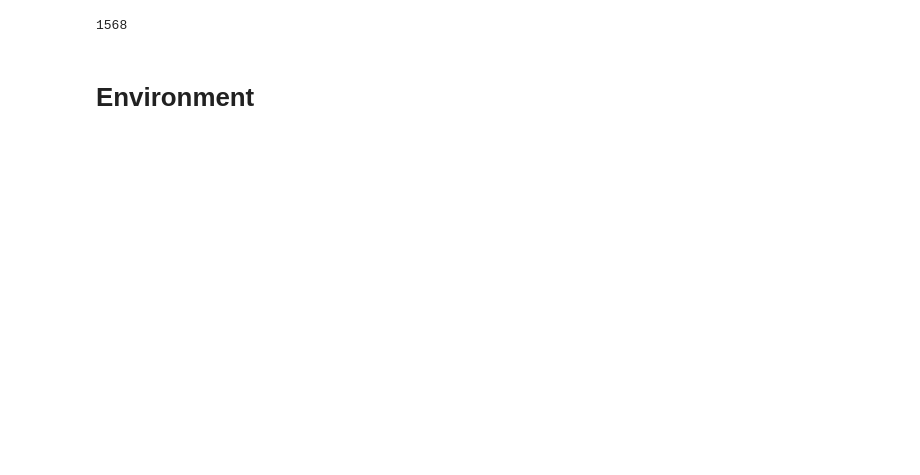
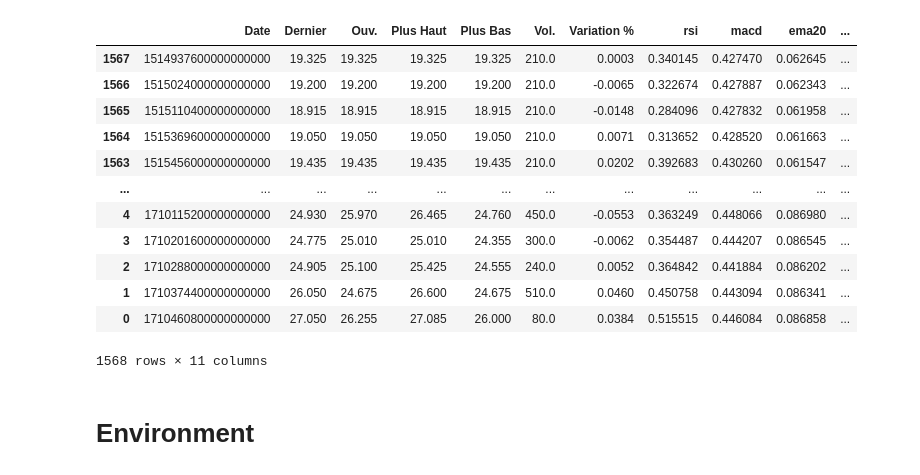
Before and after one commit to ramonges/Reinforcement-Learning-Project, a Jupyter notebook: main.ipynb, the cells around one changed output. Cells and saved outputs as stored; diff of their text form; code cells hidden in the pictures; blank space fills up the shorter version.

```diff
--- a/main.ipynb
+++ b/main.ipynb
@@ -21,13 +21,23 @@ from tqdm import tqdm
 # %%
 gaz = pd.read_csv('data/Dutch TTF Natural Gas Futures - Données Historiques (1).csv')
 fe_gaz = FeatureEngineer(gaz)
 fe_gaz.apply_preprocessing()
 gaz_df = fe_gaz.df
-
-data = gaz_df["Dernier"]
-len(data)
+gaz_df
 # %% [output]
+|  | Date | Dernier | Ouv. | Plus Haut | Plus Bas | Vol. | Variation % | rsi | macd | ema20 | ... |
+| 1567 | 1514937600000000000 | 19.325 | 19.325 | 19.325 | 19.325 | 210.0 | 0.0003 | 0.340145 | 0.427470 | 0.062645 | ... |
+| 1566 | 1515024000000000000 | 19.200 | 19.200 | 19.200 | 19.200 | 210.0 | -0.0065 | 0.322674 | 0.427887 | 0.062343 | ... |
+| 1565 | 1515110400000000000 | 18.915 | 18.915 | 18.915 | 18.915 | 210.0 | -0.0148 | 0.284096 | 0.427832 | 0.061958 | ... |
+| 1564 | 1515369600000000000 | 19.050 | 19.050 | 19.050 | 19.050 | 210.0 | 0.0071 | 0.313652 | 0.428520 | 0.061663 | ... |
+| 1563 | 1515456000000000000 | 19.435 | 19.435 | 19.435 | 19.435 | 210.0 | 0.0202 | 0.392683 | 0.430260 | 0.061547 | ... |
+| ... | ... | ... | ... | ... | ... | ... | ... | ... | ... | ... | ... |
+| 4 | 1710115200000000000 | 24.930 | 25.970 | 26.465 | 24.760 | 450.0 | -0.0553 | 0.363249 | 0.448066 | 0.086980 | ... |
+| 3 | 1710201600000000000 | 24.775 | 25.010 | 25.010 | 24.355 | 300.0 | -0.0062 | 0.354487 | 0.444207 | 0.086545 | ... |
+| 2 | 1710288000000000000 | 24.905 | 25.100 | 25.425 | 24.555 | 240.0 | 0.0052 | 0.364842 | 0.441884 | 0.086202 | ... |
+| 1 | 1710374400000000000 | 26.050 | 24.675 | 26.600 | 24.675 | 510.0 | 0.0460 | 0.450758 | 0.443094 | 0.086341 | ... |
+| 0 | 1710460800000000000 | 27.050 | 26.255 | 27.085 | 26.000 | 80.0 | 0.0384 | 0.515515 | 0.446084 | 0.086858 | ... |
-1568
+1568 rows × 11 columns
 # %% [markdown]
 # Environment
 # %%
```
Also changed, not shown: parts of 21 cells of this notebook, 7 other files.
